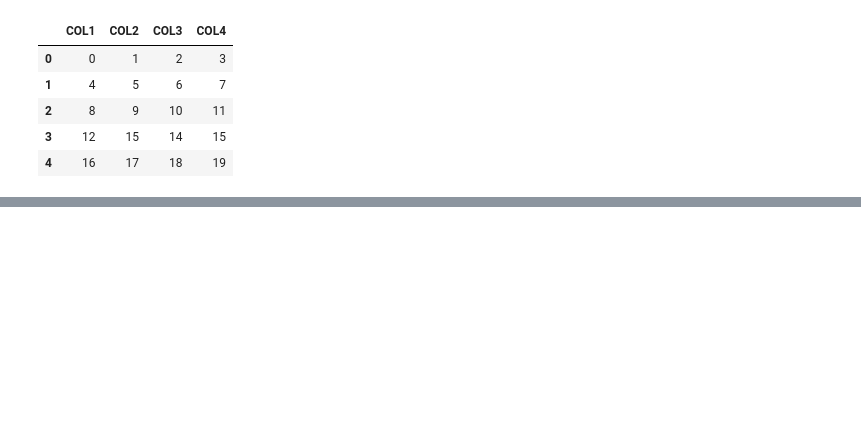
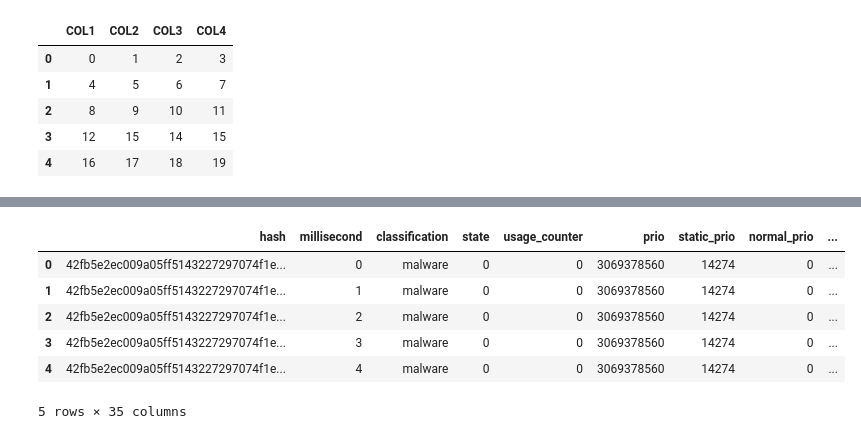
Before and after one commit to kshitizkool/Tools-and-Techniques-Lab, a Jupyter notebook: T&TLab8.ipynb, the cells around one changed output, grey strips where cells are left out. Drawn from its saved outputs; the diff is of its cells as text; code cells hidden in the pictures; blank space fills up the shorter version.

```diff
--- a/T&TLab8.ipynb
+++ b/T&TLab8.ipynb
@@ -16,0 +65,10 @@ df
+# %%
+df.head()
+# %% [output]
+|  | hash | millisecond | classification | state | usage_counter | prio | static_prio | normal_prio | ... |
+| 0 | 42fb5e2ec009a05ff5143227297074f1e... | 0 | malware | 0 | 0 | 3069378560 | 14274 | 0 | ... |
+| 1 | 42fb5e2ec009a05ff5143227297074f1e... | 1 | malware | 0 | 0 | 3069378560 | 14274 | 0 | ... |
+| 2 | 42fb5e2ec009a05ff5143227297074f1e... | 2 | malware | 0 | 0 | 3069378560 | 14274 | 0 | ... |
+| 3 | 42fb5e2ec009a05ff5143227297074f1e... | 3 | malware | 0 | 0 | 3069378560 | 14274 | 0 | ... |
+| 4 | 42fb5e2ec009a05ff5143227297074f1e... | 4 | malware | 0 | 0 | 3069378560 | 14274 | 0 | ... |
+5 rows × 35 columns
```
Also changed, not shown: parts of 9 cells of this notebook.
